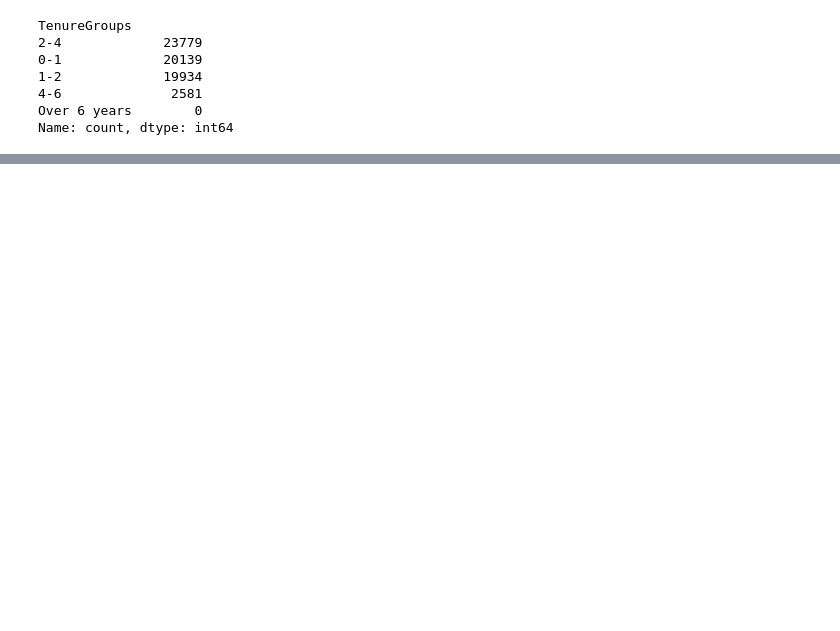
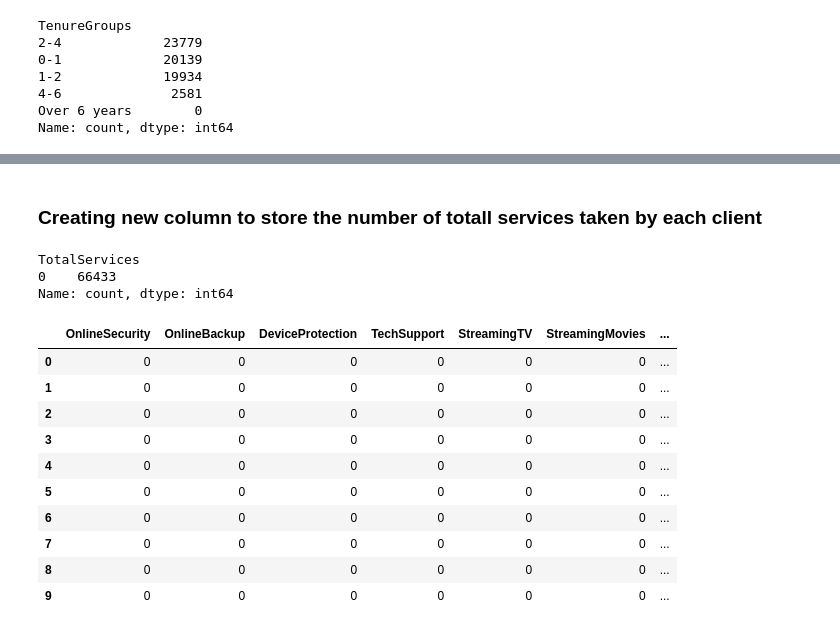
Before and after one commit to igorlam00237/telcoconnect-churn, a Jupyter notebook: notebooks/03_data_feature_engineering.ipynb, the cells around one changed output, grey strips where cells are left out. Saved outputs shown, nothing was run; the diff lists cells and outputs as text; code cells hidden in the pictures; blank space fills up the shorter version.

```diff
--- a/notebooks/03_data_feature_engineering.ipynb
+++ b/notebooks/03_data_feature_engineering.ipynb
@@ -153,0 +225,2 @@ Name: count, dtype: int64
+# %%
+df_cleaned_telco["IsSingle"] = ((df_cleaned_telco["Partner"] == 1) & (df_cleaned_telco["Dependents"] == 1)).astype("int8")
@@ -153,0 +260,5 @@ Name: count, dtype: int64
+# %%
+service_cols = ["OnlineSecurity", "OnlineBackup", "DeviceProtection", "TechSupport", "StreamingTV", "StreamingMovies"]
+
+for col in service_cols:
+    print(df_cleaned_telco[col].value_counts(), end="\n\n\n")
@@ -153,0 +285,3 @@ Name: count, dtype: int64
+# %%
+for col in service_cols:
+    df_cleaned_telco[col] = df_cleaned_telco[col].transform(lambda x: 1 if x == "Yes" else 0)
@@ -153,0 +309,25 @@ Name: count, dtype: int64
+# %% [markdown]
+### Creating new column to store the number of totall services taken by each client
+# %%
+df_cleaned_telco["TotalServices"] = df_cleaned_telco[service_cols].sum(axis=1)
+# %%
+# Checking
+df_cleaned_telco["TotalServices"].value_counts()
+# %% [output]
+TotalServices
+0    66433
+Name: count, dtype: int64
+# %%
+df_cleaned_telco[service_cols + ["TotalServices"]].head(10)
+# %% [output]
+|  | OnlineSecurity | OnlineBackup | DeviceProtection | TechSupport | StreamingTV | StreamingMovies | ... |
+| 0 | 0 | 0 | 0 | 0 | 0 | 0 | ... |
+| 1 | 0 | 0 | 0 | 0 | 0 | 0 | ... |
+| 2 | 0 | 0 | 0 | 0 | 0 | 0 | ... |
+| 3 | 0 | 0 | 0 | 0 | 0 | 0 | ... |
+| 4 | 0 | 0 | 0 | 0 | 0 | 0 | ... |
+| 5 | 0 | 0 | 0 | 0 | 0 | 0 | ... |
+| 6 | 0 | 0 | 0 | 0 | 0 | 0 | ... |
+| 7 | 0 | 0 | 0 | 0 | 0 | 0 | ... |
+| 8 | 0 | 0 | 0 | 0 | 0 | 0 | ... |
+| 9 | 0 | 0 | 0 | 0 | 0 | 0 | ... |
```
Also changed, not shown: parts of 41 cells of this notebook, 1 other file.
